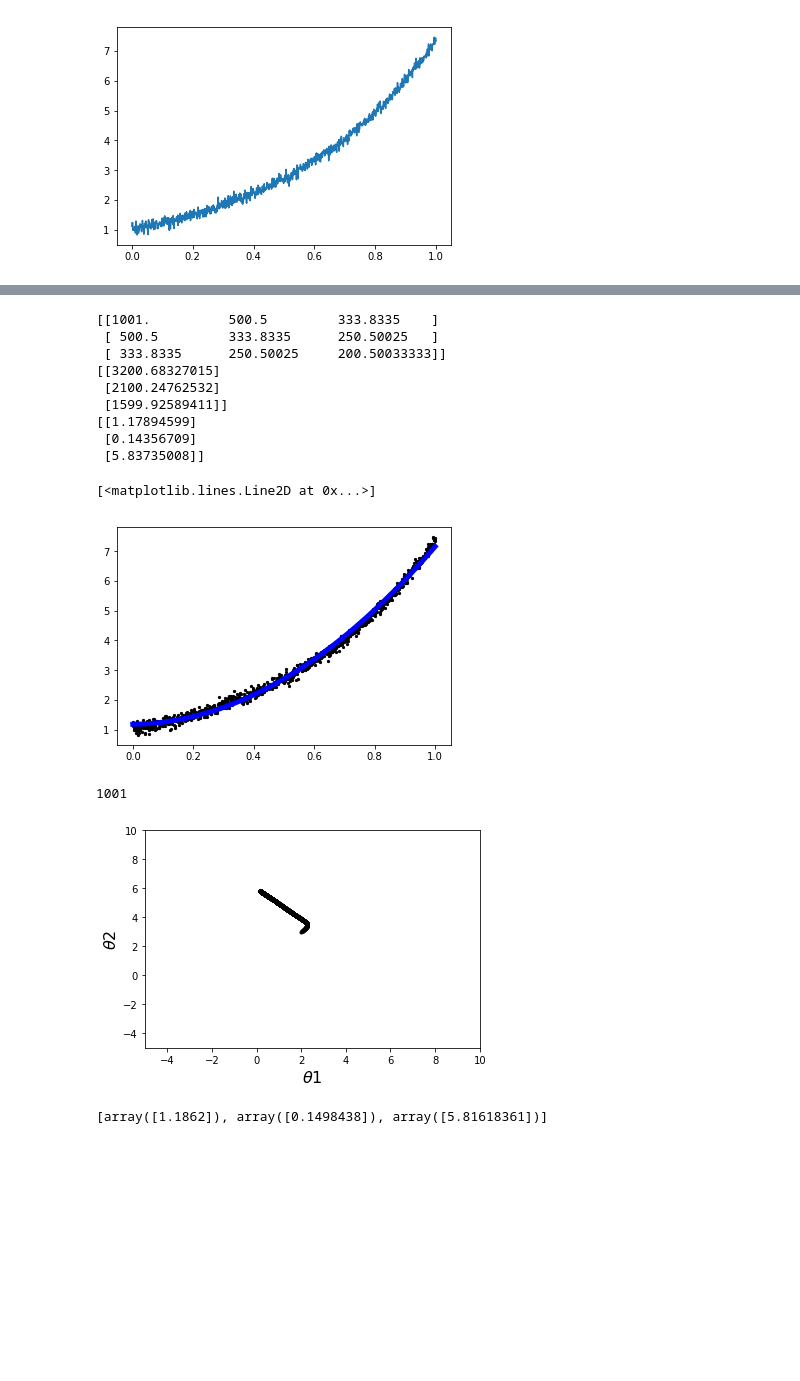
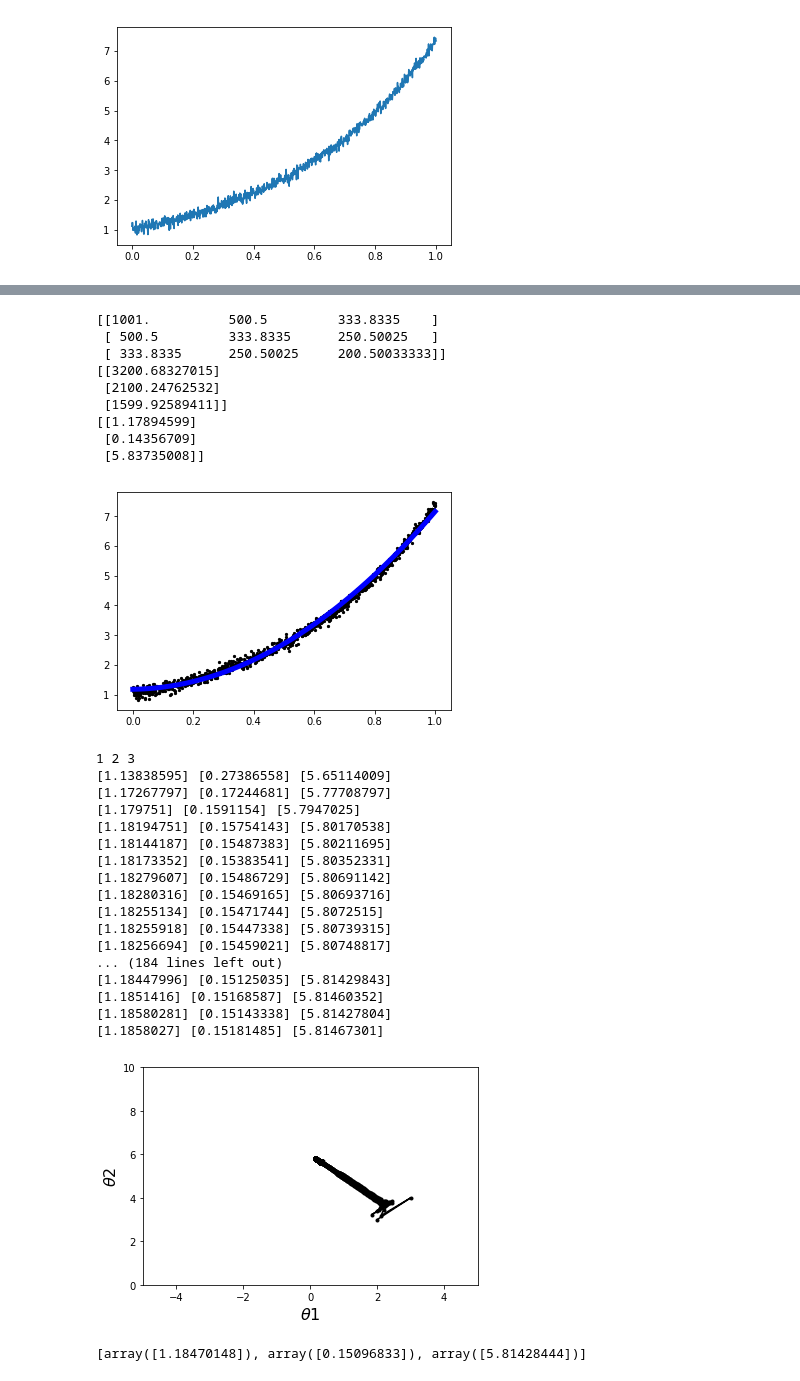
Before and after one commit to tomsan61065/DL, a Jupyter notebook: hw1/hw1_2-4.ipynb, the cells around one changed output, grey strips where cells are left out. Drawn from its saved outputs; the diff is of its cells as text; code cells hidden in the pictures; blank space fills up the shorter version.

```diff
--- a/hw1/hw1_2-4.ipynb
+++ b/hw1/hw1_2-4.ipynb
@@ -97,11 +97,11 @@ print(ATb)
 
 # (ATA)^-1 (ATA) x = (ATA)^-1 (ATb)
 x = np.linalg.inv(ATA).dot(ATb)
-print(x)
 predictY = dataX*dataX*x[2] + dataX * x[1] + x[0]
 
 plt.scatter(dataX, dataY, color="black", s=5)
 plt.plot(dataX, predictY, color="blue", linewidth=5)
+print(x)
 # %% [output]
 [[1001.          500.5         333.8335    ]
  [ 500.5         333.8335      250.50025   ]
@@ -112,7 +112,6 @@ plt.plot(dataX, predictY, color="blue", linewidth=5)
 [[1.17894599]
  [0.14356709]
  [5.83735008]]
-[<matplotlib.lines.Line2D at 0x...>]
 [figure]
 # %%
 ### Q1-4 ###
@@ -125,46 +124,71 @@ plt.plot(dataX, predictY, color="blue", linewidth=5)
 θ0 = 1
 θ1 = 2
 θ2 = 3
-lr = 0.0001
+lr = 1
 iteration = 100000
+
+θ0Lr = 0.0
+θ1Lr = 0.0
+θ2Lr = 0.0
 
 θ0_history = [θ0]
 θ1_history = [θ1]
 θ2_history = [θ2]
 
-print(len(dataX))
-
 for i in range(iteration):
     θ0Grad = 0.0
     θ1Grad = 0.0
     θ2Grad = 0.0
+
+    if i % 500 == 0:
+        print(θ0, θ1, θ2)
 
     #計算 gradient
     for n in range(len(dataX)):
         θ0Grad += (-1)*(dataY[n] - θ0 - dataX[n]*θ1 - dataX[n]*dataX[n]*θ2) / abs(dataY[n] - θ0 - dataX[n]*θ1 - dataX[n]*dataX[n]*θ2)
         θ1Grad += (-dataX[n])*(dataY[n] - θ0 - dataX[n]*θ1 - dataX[n]*dataX[n]*θ2) / abs(dataY[n] - θ0 - dataX[n]*θ1 - dataX[n]*dataX[n]*θ2)
         θ2Grad += (-dataX[n]*dataX[n])*(dataY[n] - θ0 - dataX[n]*θ1 - dataX[n]*dataX[n]*θ2) / abs(dataY[n] - θ0 - dataX[n]*θ1 - dataX[n]*dataX[n]*θ2)
 
+    θ0Lr += θ0Grad ** 2
+    θ1Lr += θ1Grad ** 2
+    θ2Lr += θ2Grad ** 2
+
     #更新 gradient
-    θ0 = θ0 - lr * θ0Grad
-    θ1 = θ1 - lr * θ1Grad
-    θ2 = θ2 - lr * θ2Grad
+    θ0 = θ0 - lr * θ0Grad/np.sqrt(θ0Lr)
+    θ1 = θ1 - lr * θ1Grad/np.sqrt(θ1Lr)
+    θ2 = θ2 - lr * θ2Grad/np.sqrt(θ2Lr)
 
     # Store parameters for plotting
     θ0_history.append(θ0)
     θ1_history.append(θ1)
     θ2_history.append(θ2)
 
 #plt.plot([-188.4], [2.67], 'x', ms=12, markeredgewidth=3, color='orange')
 plt.plot(θ1_history, θ2_history, 'o-', ms=3, lw=1.5, color='black')
-plt.xlim(-5,10)
-plt.ylim(-5,10)
+plt.xlim(-5,5)
+plt.ylim(0,10)
 plt.xlabel(r'$θ1$', fontsize=16)
 plt.ylabel(r'$θ2$', fontsize=16)
 plt.show()
 
 print([θ0, θ1, θ2])
 # %% [output]
-1001
+1 2 3
+[1.13838595] [0.27386558] [5.65114009]
+[1.17267797] [0.17244681] [5.77708797]
+[1.179751] [0.1591154] [5.7947025]
+[1.18194751] [0.15754143] [5.80170538]
+[1.18144187] [0.15487383] [5.80211695]
+[1.18173352] [0.15383541] [5.80352331]
+[1.18279607] [0.15486729] [5.80691142]
+[1.18280316] [0.15469165] [5.80693716]
+[1.18255134] [0.15471744] [5.8072515]
+[1.18255918] [0.15447338] [5.80739315]
+[1.18256694] [0.15459021] [5.80748817]
+... (184 lines left out)
+[1.18447996] [0.15125035] [5.81429843]
+[1.1851416] [0.15168587] [5.81460352]
+[1.18580281] [0.15143338] [5.81427804]
+[1.1858027] [0.15181485] [5.81467301]
-[figure, old version]
+[figure, new version]
-[array([1.1862]), array([0.1498438]), array([5.81618361])]
+[array([1.18470148]), array([0.15096833]), array([5.81428444])]
```
Also changed, not shown: parts of 2 cells of this notebook, 1 other file.
